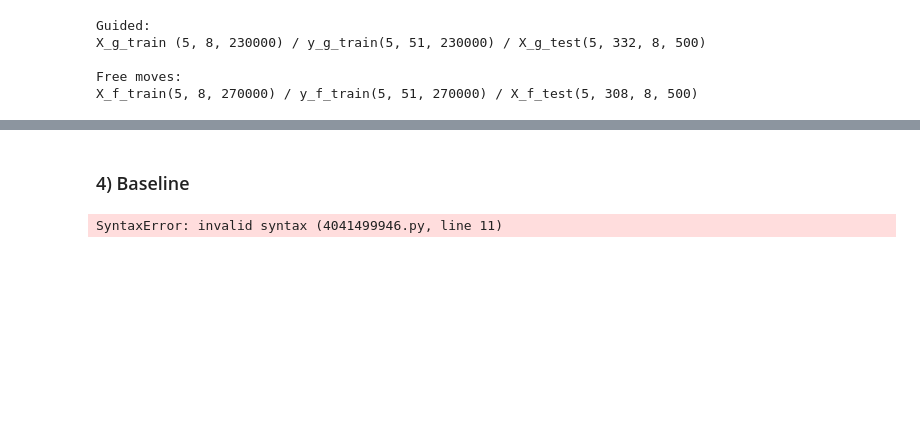
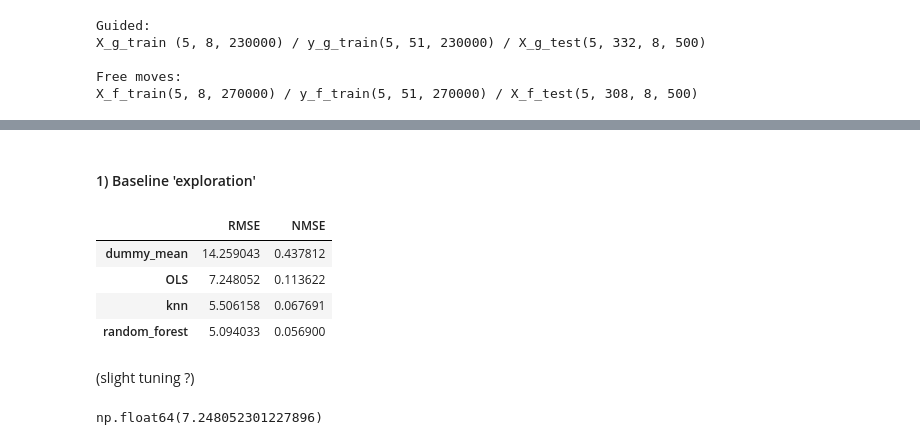
Before and after one commit to KhalilMehalli/Project-SFML, a Jupyter notebook: project.ipynb, the cells around one changed output, grey strips where cells are left out. Drawn from its saved outputs; the diff is of its cells as text; code cells hidden in the pictures; blank space fills up the shorter version.

Commit message:
Baselines - feature importance wip

```diff
--- a/project.ipynb
+++ b/project.ipynb
@@ -269,19 +298,35 @@ def logo_cv(X, y, groups, model, scorer):
 # %% [markdown]
-### 4) Baseline
+#### 1) Baseline 'exploration'
-# %%
-models = {
-    'logistic': LogisticRegression(),
-    'lasso': Lasso(),
-    'dec_tree': DecisionTreeRegressor(),
-    'random_forest': RandomForestRegressor()
-}
-
-results = {}
-for name, model in models.items():
-
-    model.fit(X_g_train_final, y_g_train_final)
-    y_g_pred = model.predict(X_g_test) # transform X_g_test ??
-
-    # logo cv
-# %% [output]
-SyntaxError: invalid syntax (4041499946.py, line 11)
+# %%
+cv_results_baselines = {}
+from sklearn.dummy import DummyRegressor
+baselines = {
+    'dummy_mean': DummyRegressor(strategy='mean'),
+    "OLS": LinearRegression(),
+    "knn": KNeighborsRegressor(),
+    'random_forest': RandomForestRegressor(random_state=0, n_jobs=-1, n_estimators=10),
+}
+
+for name, model in baselines.items():
+    cv_rmse, cv_nmse = _logo_cv(X_g_train_preproc, y_g_train_preproc, model)
+    cv_results_baselines[name] = {"RMSE": cv_rmse, "NMSE": cv_nmse}
+
+baselines_cv_df = pd.DataFrame(cv_results_baselines).T
+baselines_cv_df
+# %% [output]
+|  | RMSE | NMSE |
+| dummy_mean | 14.259043 | 0.437812 |
+| OLS | 7.248052 | 0.113622 |
+| knn | 5.506158 | 0.067691 |
+| random_forest | 5.094033 | 0.056900 |
+# %% [markdown]
+(slight tuning ?)
+# %%
+from sklearn.multioutput import MultiOutputRegressor
+
+# model = MultiOutputRegressor(RandomForestRegressor(n_estimators=10, n_jobs=-1, random_state=0), n_jobs=-1)
+model = MultiOutputRegressor(LinearRegression())
+cv_rmse = _logo_cv(X_g_train_preproc, y_g_train_preproc, model)[0]
+cv_rmse
+# %% [output]
+np.float64(7.248052301227896)
```
Also changed, not shown: parts of 40 cells of this notebook, 1 other file.
